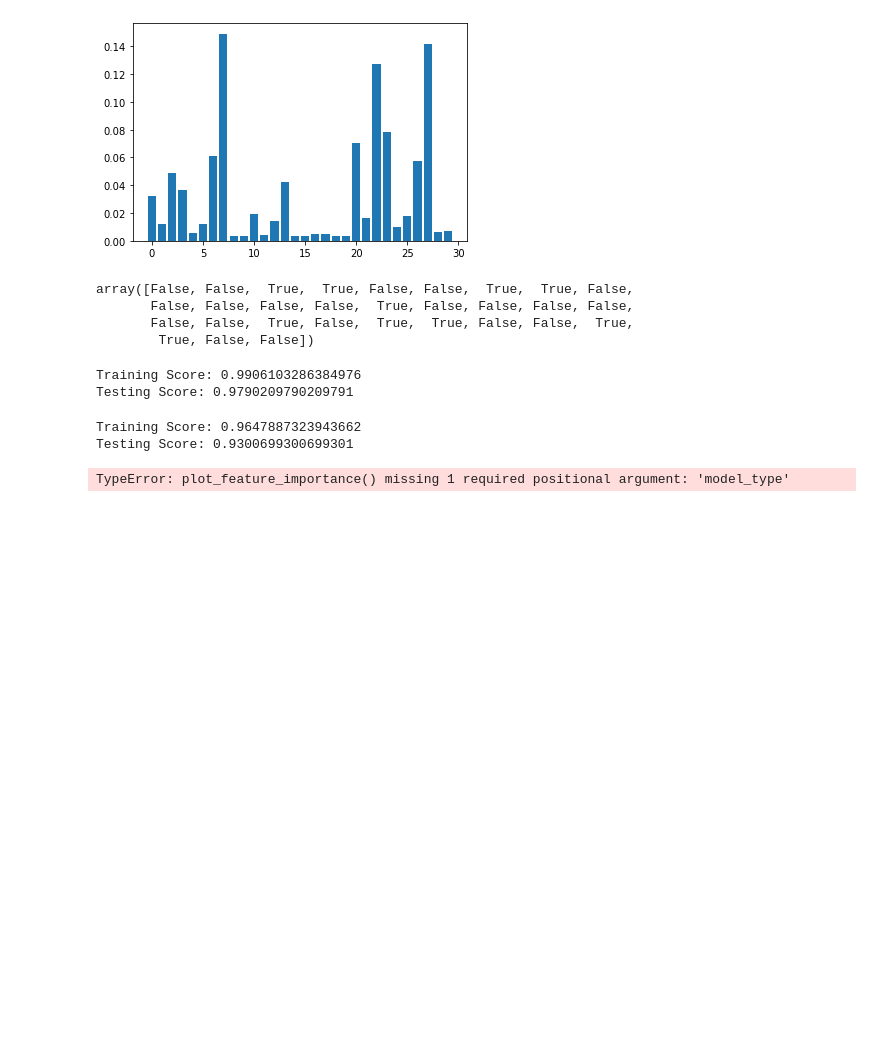
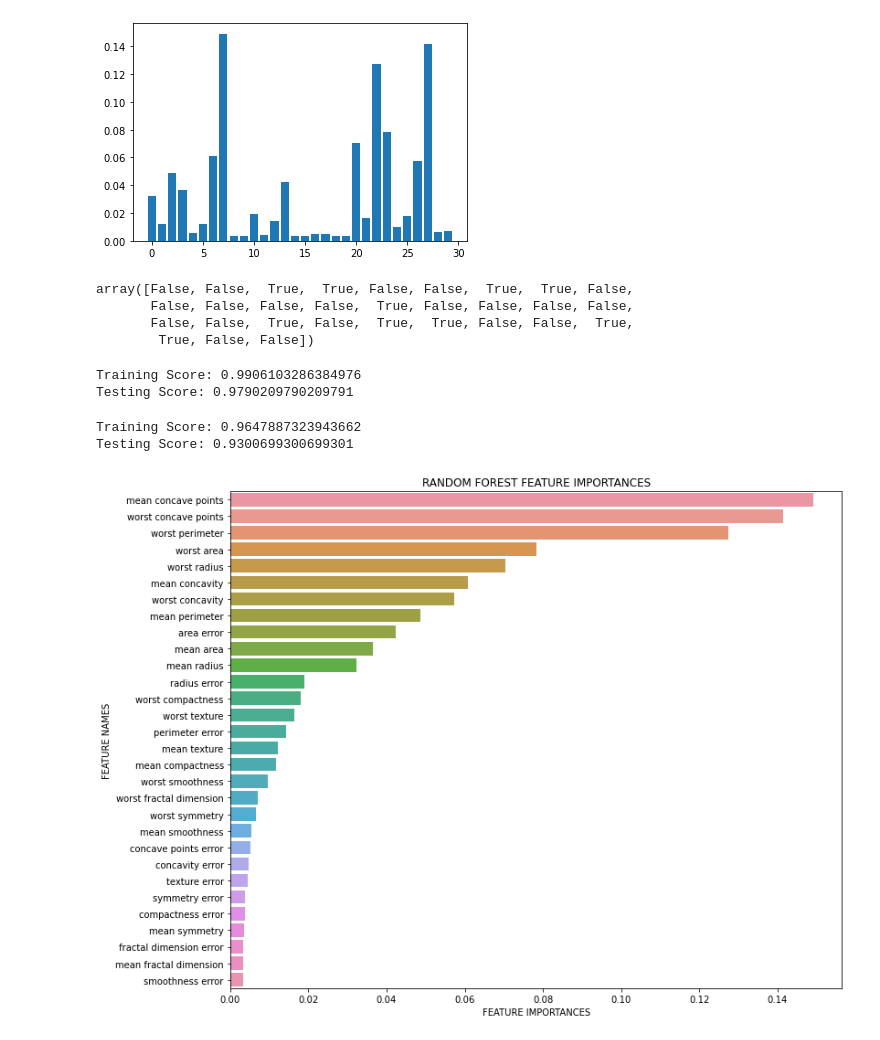
Before and after one commit to toshitorihara/Project4, a Jupyter notebook: choxie/model.ipynb, the cells around one changed output. Cells and saved outputs as stored; diff of their text form; code cells hidden in the pictures; blank space fills up the shorter version.

```diff
--- a/choxie/model.ipynb
+++ b/choxie/model.ipynb
@@ -217,26 +217,28 @@ names = data.feature_names
 # %%
 def plot_feature_importance(features,names,model_type):
 
-#Create arrays from feature importance and feature names
-    feature_importance = np.array(features)
+    # Create arrays for feature importances and names
+    feature_importances = np.array(features)
     feature_names = np.array(names)
 
-#Create a DataFrame using a Dictionary
-    data={'feature_names':feature_names,'feature_importance':feature_importance}
-    fi_df = pd.DataFrame(data)
+    # Create a DataFrame from Dictionary
+    data={'feature_names':feature_names,'feature_importances':feature_importances}
+    featimp_df = pd.DataFrame(data)
 
     #Sort the DataFrame in order decreasing feature importance
-    fi_df.sort_values(by=['feature_importance'], ascending=False,inplace=True)
+    featimp_df.sort_values(by=['feature_importances'], ascending=False,inplace=True)
 
-#Define size of bar plot
-    plt.figure(figsize=(10,8))
-#Plot Searborn bar chart
-    sns.barplot(x=fi_df['feature_importance'], y=fi_df['feature_names'])
-#Add chart labels
-    plt.title(model_type + 'FEATURE IMPORTANCE')
-    plt.xlabel('FEATURE IMPORTANCE')
+    # Size of bar chart
+    plt.figure(figsize=(12,10))
+
+    # Plot Seaborn chart
+    sns.barplot(x=featimp_df['feature_importances'], y=featimp_df['feature_names'])
+
+    # Add chart labels
+    plt.title(model_type + 'FEATURE IMPORTANCES')
+    plt.xlabel('FEATURE IMPORTANCES')
     plt.ylabel('FEATURE NAMES')
 
-plot_feature_importance(features,train.columns,'RANDOM FOREST')
+plot_feature_importance(features, names, 'RANDOM FOREST ')
 # %% [output]
-TypeError: plot_feature_importance() missing 1 required positional argument: 'model_type'
+[figure, added]
```
Also changed, not shown: parts of 1 cell of this notebook.
